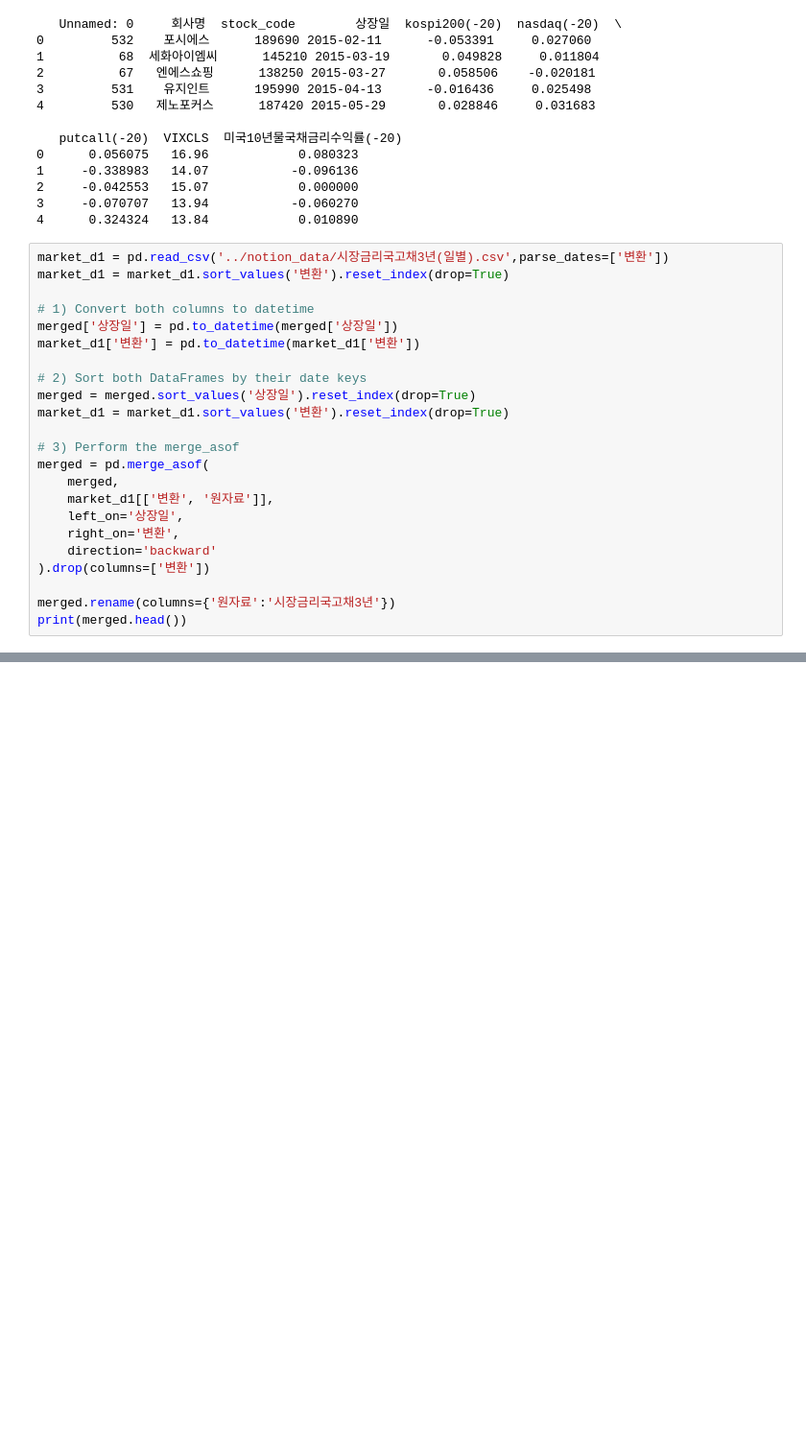
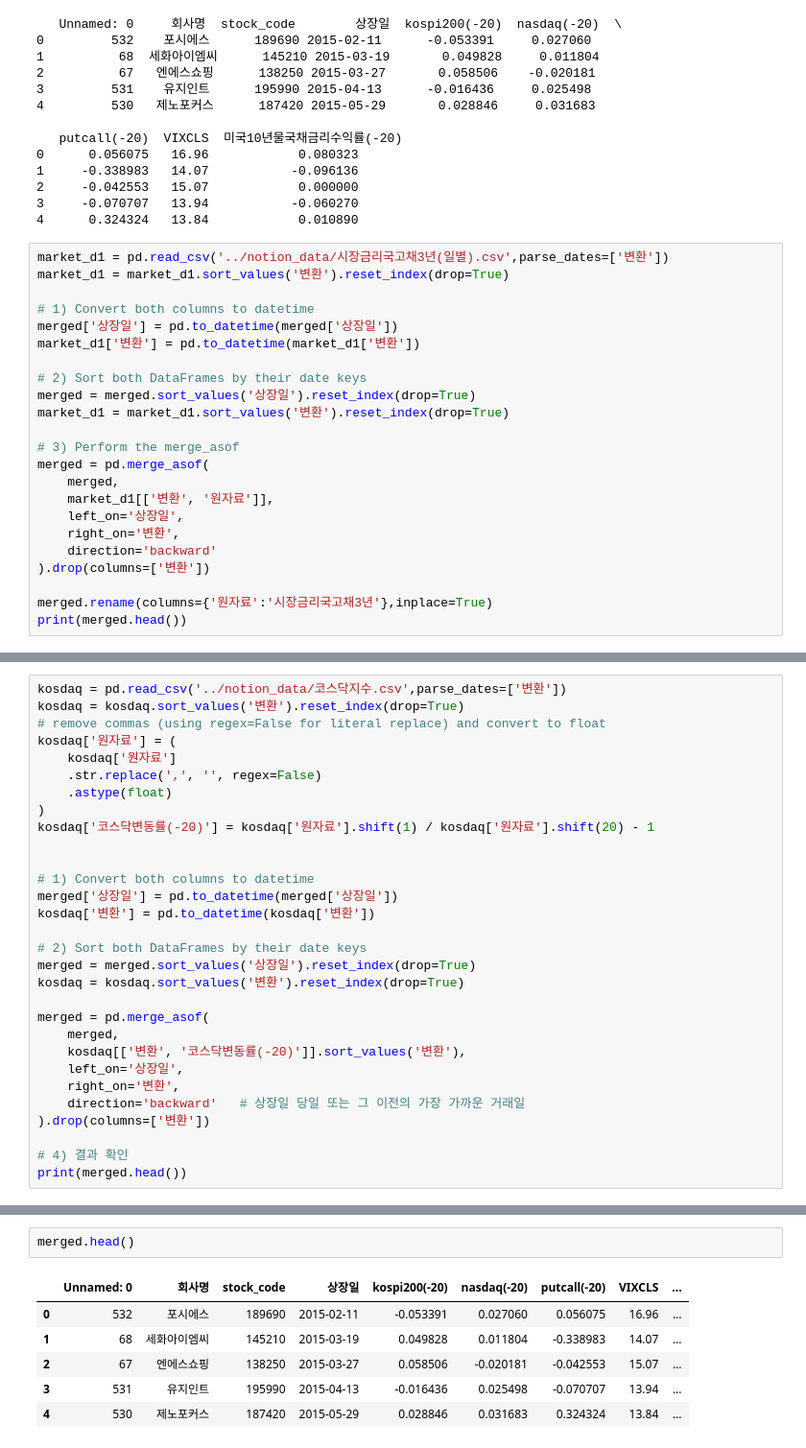
Before and after one commit to UbionProject1-IPO/Project1-2, a Jupyter notebook: notebook/plus_data.ipynb, the cells around one changed output, grey strips where cells are left out. Shown at 96% size. Drawn from its saved outputs; the diff is of its cells as text; blank space fills up the shorter version.

```diff
--- a/notebook/plus_data.ipynb
+++ b/notebook/plus_data.ipynb
@@ -209,7 +209,7 @@ merged = pd.merge_asof(
     direction='backward'
 ).drop(columns=['변환'])
 
-merged.rename(columns={'원자료':'시장금리국고채3년'})
+merged.rename(columns={'원자료':'시장금리국고채3년'},inplace=True)
 print(merged.head())
 # %% [output]
    Unnamed: 0     회사명  stock_code        상장일  kospi200(-20)  nasdaq(-20)  \
@@ -243,0 +324,30 @@ merged
+# %%
+kosdaq = pd.read_csv('../notion_data/코스닥지수.csv',parse_dates=['변환'])
+kosdaq = kosdaq.sort_values('변환').reset_index(drop=True)
+# remove commas (using regex=False for literal replace) and convert to float
+kosdaq['원자료'] = (
+    kosdaq['원자료']
+    .str.replace(',', '', regex=False)
+    .astype(float)
+)
+kosdaq['코스닥변동률(-20)'] = kosdaq['원자료'].shift(1) / kosdaq['원자료'].shift(20) - 1
+
+
+# 1) Convert both columns to datetime
+merged['상장일'] = pd.to_datetime(merged['상장일'])
+kosdaq['변환'] = pd.to_datetime(kosdaq['변환'])
+
+# 2) Sort both DataFrames by their date keys
+merged = merged.sort_values('상장일').reset_index(drop=True)
+kosdaq = kosdaq.sort_values('변환').reset_index(drop=True)
+
+merged = pd.merge_asof(
+    merged,
+    kosdaq[['변환', '코스닥변동률(-20)']].sort_values('변환'),
+    left_on='상장일',
+    right_on='변환',
+    direction='backward'   # 상장일 당일 또는 그 이전의 가장 가까운 거래일
+).drop(columns=['변환'])
+
+# 4) 결과 확인
+print(merged.head())
@@ -243,0 +394,9 @@ merged
+# %%
+merged.head()
+# %% [output]
+|  | Unnamed: 0 | 회사명 | stock_code | 상장일 | kospi200(-20) | nasdaq(-20) | putcall(-20) | VIXCLS | ... |
+| 0 | 532 | 포시에스 | 189690 | 2015-02-11 | -0.053391 | 0.027060 | 0.056075 | 16.96 | ... |
+| 1 | 68 | 세화아이엠씨 | 145210 | 2015-03-19 | 0.049828 | 0.011804 | -0.338983 | 14.07 | ... |
+| 2 | 67 | 엔에스쇼핑 | 138250 | 2015-03-27 | 0.058506 | -0.020181 | -0.042553 | 15.07 | ... |
+| 3 | 531 | 유지인트 | 195990 | 2015-04-13 | -0.016436 | 0.025498 | -0.070707 | 13.94 | ... |
+| 4 | 530 | 제노포커스 | 187420 | 2015-05-29 | 0.028846 | 0.031683 | 0.324324 | 13.84 | ... |
```
Also changed, not shown: parts of 22 cells of this notebook, 5 other files.
